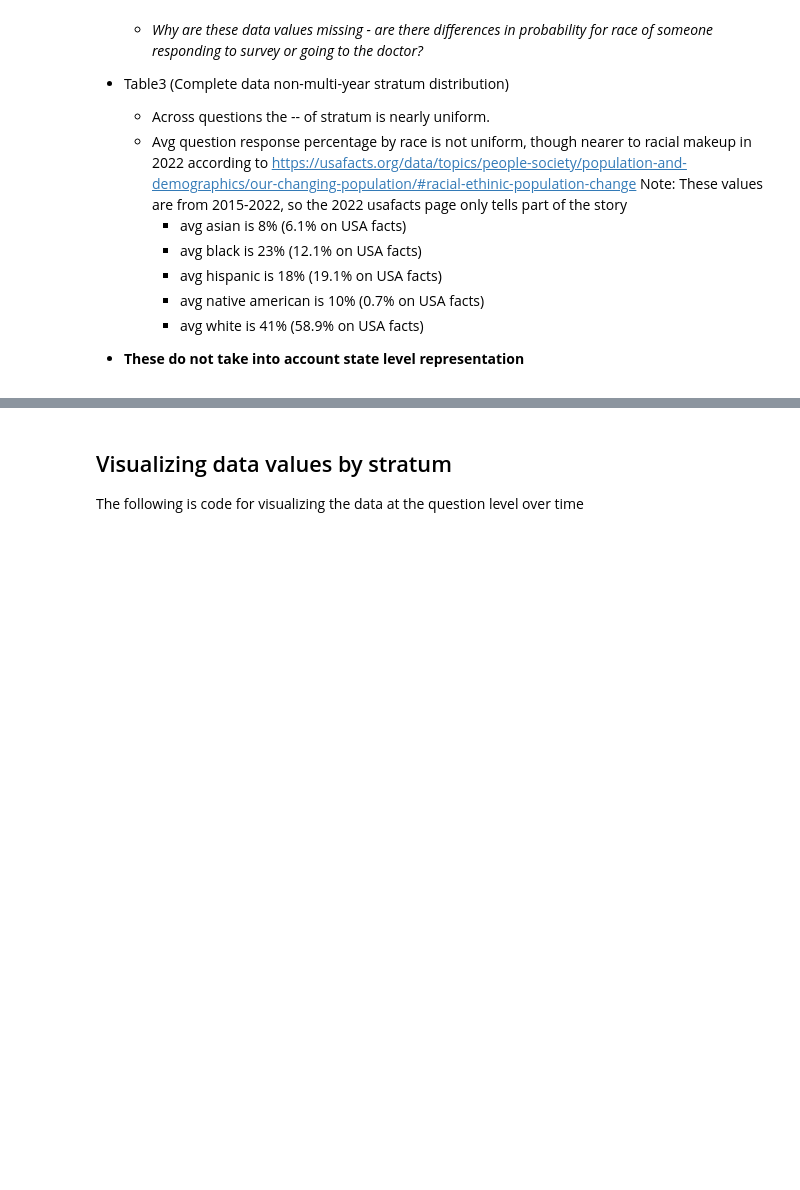
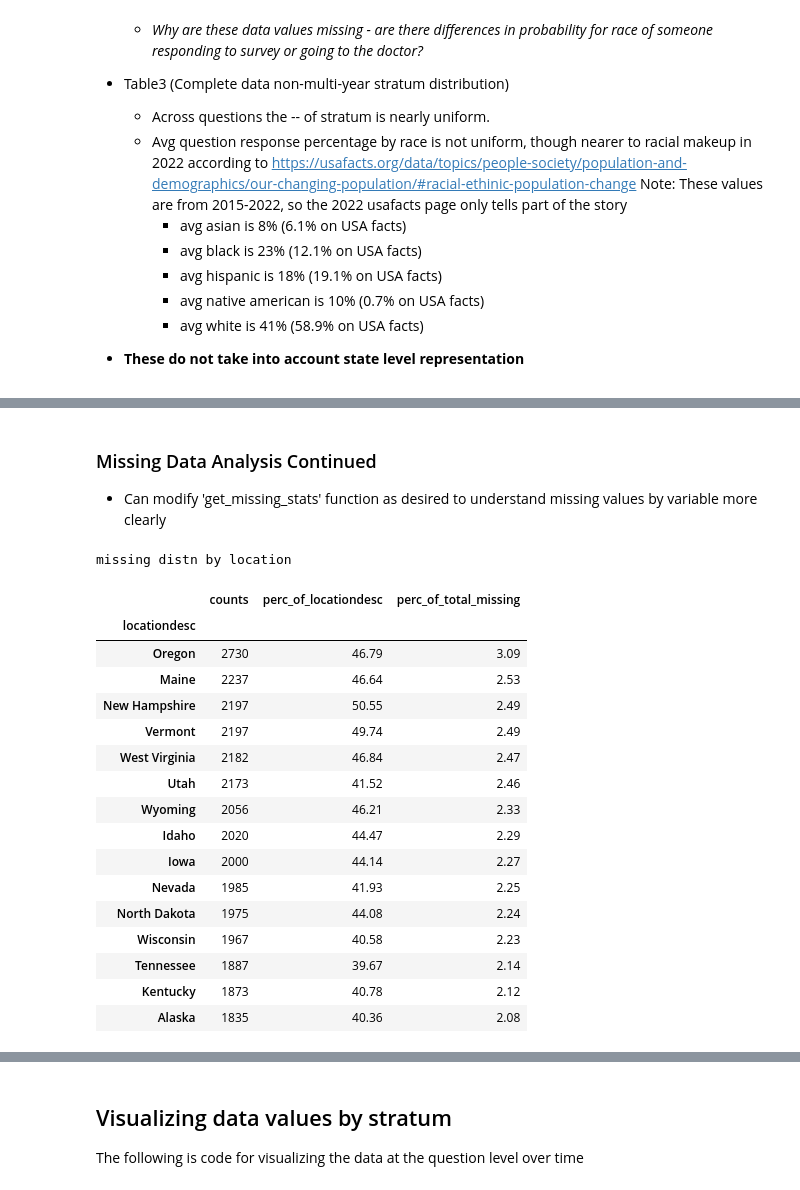
Before and after one commit to WulfNovak/python_data_cleaning, a Jupyter notebook: alz_health_data_clean.ipynb, the cells around one changed output, grey strips where cells are left out. Drawn from its saved outputs; the diff is of its cells as text; code cells hidden in the pictures; blank space fills up the shorter version.

```diff
--- a/alz_health_data_clean.ipynb
+++ b/alz_health_data_clean.ipynb
@@ -642,0 +612,3 @@ Note: Have not investigated the 'Overall' stratum class as I do not have documen
+# %% [markdown]
+### Missing Data Analysis Continued
+- Can modify 'get_missing_stats' function as desired to understand missing values by variable more clearly
@@ -642,0 +641,23 @@ Note: Have not investigated the 'Overall' stratum class as I do not have documen
+# %%
+# Count by location desc (head)
+print('missing distn by location')
+get_missing_stats('locationdesc').head(15)
+# %% [output]
+missing distn by location
+|  | counts | perc_of_locationdesc | perc_of_total_missing |
+| locationdesc |  |  |  |
+| Oregon | 2730 | 46.79 | 3.09 |
+| Maine | 2237 | 46.64 | 2.53 |
+| New Hampshire | 2197 | 50.55 | 2.49 |
+| Vermont | 2197 | 49.74 | 2.49 |
+| West Virginia | 2182 | 46.84 | 2.47 |
+| Utah | 2173 | 41.52 | 2.46 |
+| Wyoming | 2056 | 46.21 | 2.33 |
+| Idaho | 2020 | 44.47 | 2.29 |
+| Iowa | 2000 | 44.14 | 2.27 |
+| Nevada | 1985 | 41.93 | 2.25 |
+| North Dakota | 1975 | 44.08 | 2.24 |
+| Wisconsin | 1967 | 40.58 | 2.23 |
+| Tennessee | 1887 | 39.67 | 2.14 |
+| Kentucky | 1873 | 40.78 | 2.12 |
+| Alaska | 1835 | 40.36 | 2.08 |
```
Also changed, not shown: parts of 29 cells of this notebook.
